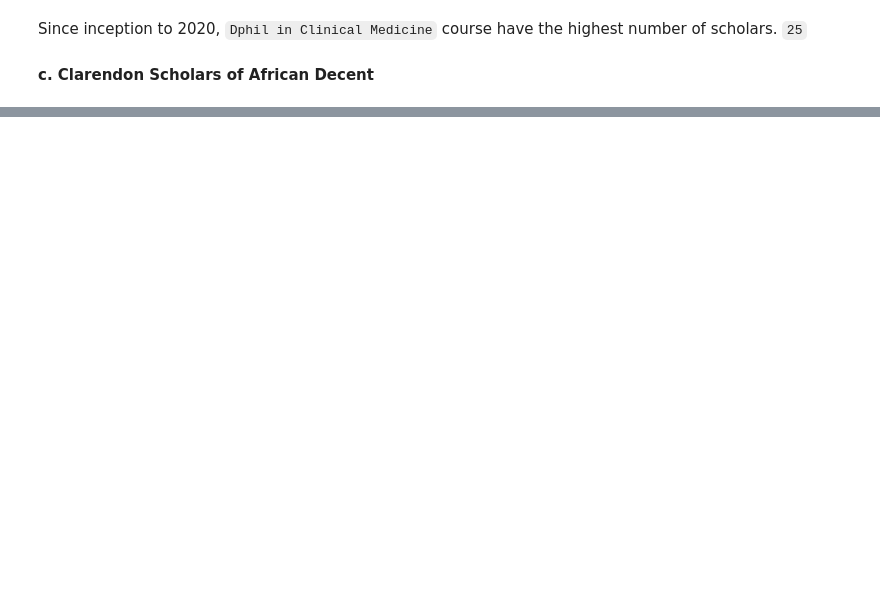
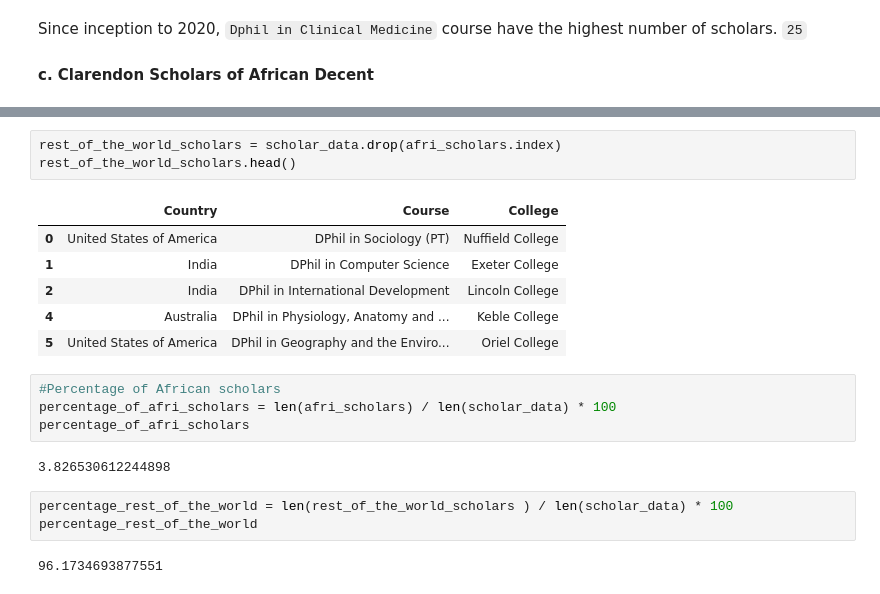
Before and after one commit to decorouz/GettingData-Projects, a Jupyter notebook: Clarendon Scholars.ipynb, the cells around one changed output, grey strips where cells are left out. Cells and saved outputs as stored; diff of their text form; blank space fills up the shorter version.

```diff
--- a/Clarendon Scholars.ipynb
+++ b/Clarendon Scholars.ipynb
@@ -162,0 +210,21 @@ Since inception to 2020, `Dphil in Clinical Medicine` course have the highest nu
+# %%
+rest_of_the_world_scholars = scholar_data.drop(afri_scholars.index)
+rest_of_the_world_scholars.head()
+# %% [output]
+|  | Country | Course | College |
+| 0 | United States of America | DPhil in Sociology (PT) | Nuffield College |
+| 1 | India | DPhil in Computer Science | Exeter College |
+| 2 | India | DPhil in International Development | Lincoln College |
+| 4 | Australia | DPhil in Physiology, Anatomy and ... | Keble College |
+| 5 | United States of America | DPhil in Geography and the Enviro... | Oriel College |
+# %%
+#Percentage of African scholars
+percentage_of_afri_scholars = len(afri_scholars) / len(scholar_data) * 100
+percentage_of_afri_scholars
+# %% [output]
+3.826530612244898
+# %%
+percentage_rest_of_the_world = len(rest_of_the_world_scholars ) / len(scholar_data) * 100
+percentage_rest_of_the_world
+# %% [output]
+96.1734693877551
```
Also changed, not shown: parts of 14 cells of this notebook, 2 other files.
